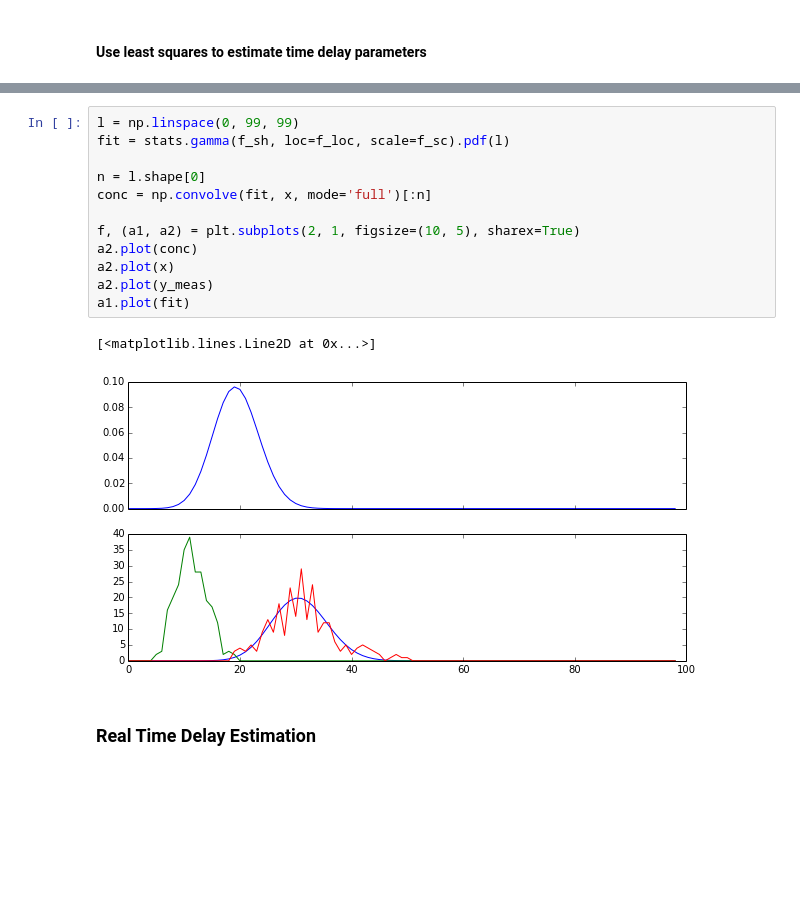
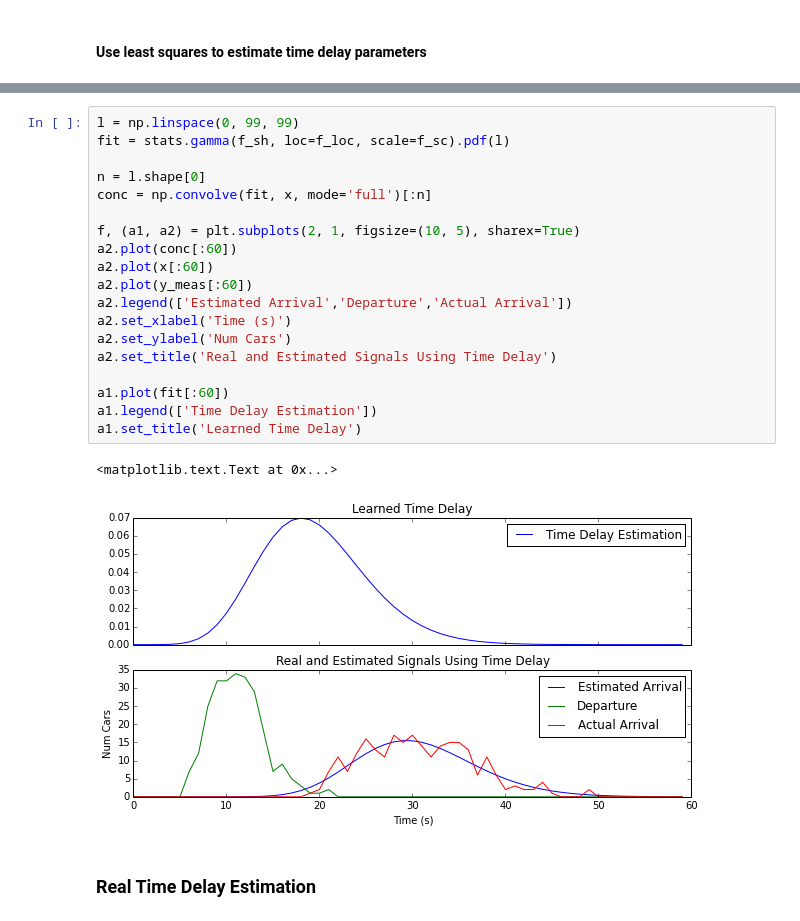
Before and after one commit to athuras/relay, a Jupyter notebook: lambda_agent/pyCrunch/PredictionTesting.ipynb, the cells around one changed output, grey strips where cells are left out. Drawn from its saved outputs; the diff is of its cells as text; blank space fills up the shorter version.

```diff
--- a/lambda_agent/pyCrunch/PredictionTesting.ipynb
+++ b/lambda_agent/pyCrunch/PredictionTesting.ipynb
@@ -127,18 +127,25 @@ print f_sh, f_loc, f_sc, a
 # %%
 l = np.linspace(0, 99, 99)
 fit = stats.gamma(f_sh, loc=f_loc, scale=f_sc).pdf(l)
 
 n = l.shape[0]
 conc = np.convolve(fit, x, mode='full')[:n]
 
 f, (a1, a2) = plt.subplots(2, 1, figsize=(10, 5), sharex=True)
-a2.plot(conc)
-a2.plot(x)
-a2.plot(y_meas)
-a1.plot(fit)
+a2.plot(conc[:60])
+a2.plot(x[:60])
+a2.plot(y_meas[:60])
+a2.legend(['Estimated Arrival','Departure','Actual Arrival'])
+a2.set_xlabel('Time (s)')
+a2.set_ylabel('Num Cars')
+a2.set_title('Real and Estimated Signals Using Time Delay')
+
+a1.plot(fit[:60])
+a1.legend(['Time Delay Estimation'])
+a1.set_title('Learned Time Delay')
 # %% [output]
-[<matplotlib.lines.Line2D at 0x...>]
+<matplotlib.text.Text at 0x...>
-[figure, old version]
+[figure, new version]
 # %% [markdown]
 ### Real Time Delay Estimation
 # %%
```
Also changed, not shown: parts of 5 cells of this notebook.
